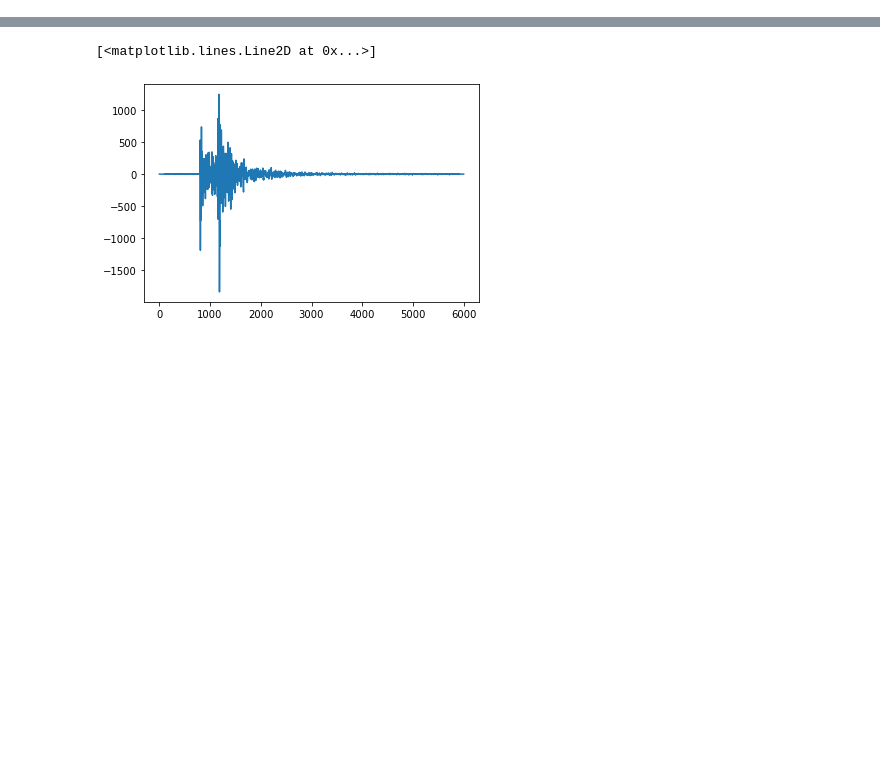
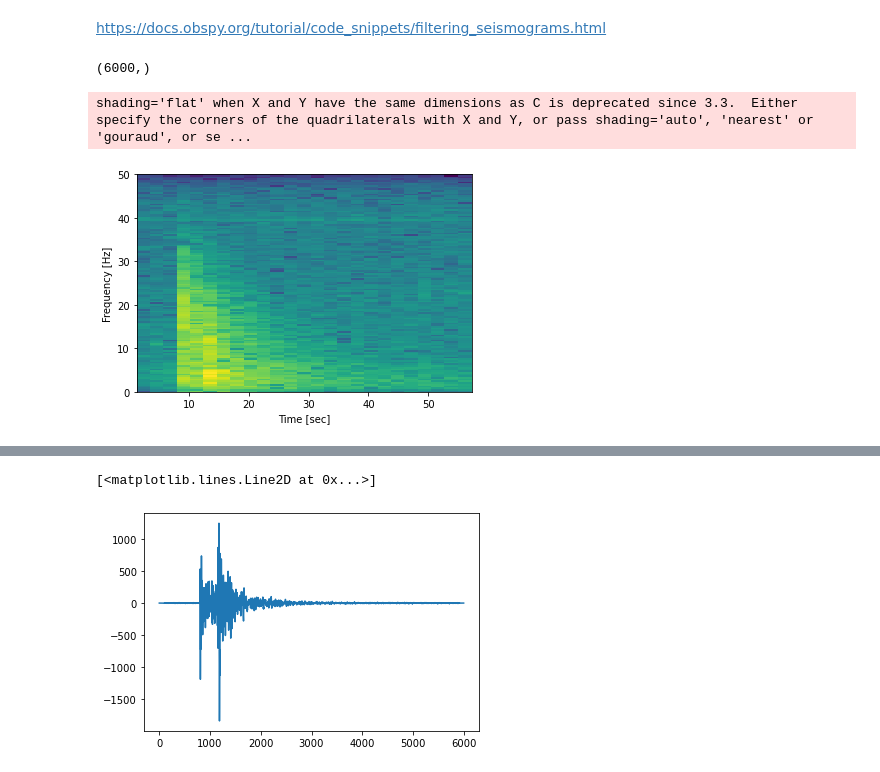
Before and after one commit to doromboziandras32/Earthquake-visualization, a Jupyter notebook: Plot_test_map_mapbox.ipynb, the cells around one changed output, grey strips where cells are left out. Saved outputs shown, nothing was run; the diff lists cells and outputs as text; code cells hidden in the pictures; blank space fills up the shorter version.

```diff
--- a/Plot_test_map_mapbox.ipynb
+++ b/Plot_test_map_mapbox.ipynb
@@ -20,0 +80,8 @@ ee = hf.get('data/HPC.NC_20130403221010_EV')
+# %%
+st = make_stream(ee)
+#st = st.remove_response(inventory=inventory, output='VEL', plot=False)
+
+# ploting the verical component
+#make_plot(st[2], title='Velocity', ylab='meters/second')
+# %% [markdown]
+https://docs.obspy.org/tutorial/code_snippets/filtering_seismograms.html
@@ -20,0 +92,19 @@ ee = hf.get('data/HPC.NC_20130403221010_EV')
+# %%
+st[2].filter("highpass", freq=0.5).data.shape
+#.spectrogram(log = True)
+# %% [output]
+(6000,)
+# %%
+from scipy import signal
+
+f, t, Sxx = signal.spectrogram(st[2].filter("highpass", freq=0.5).data, 100)
+plt.pcolormesh(t, f, np.log10(Sxx))
+plt.ylabel('Frequency [Hz]')
+plt.xlabel('Time [sec]')
+
+filtered_spectrogram = plt
+#plt.savefig
+#plt.show()
+# %% [output]
+shading='flat' when X and Y have the same dimensions as C is deprecated since 3.3.  Either specify the corners of the quadrilaterals with X and Y, or pass shading='auto', 'nearest' or 'gouraud', or se ...
+[figure, added]
```
Also changed, not shown: parts of 22 cells of this notebook, 4 other files.
